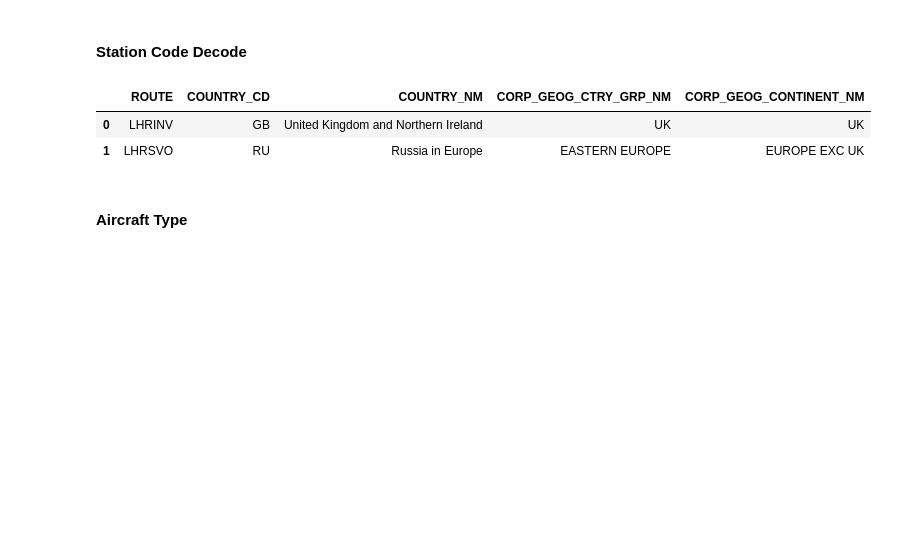
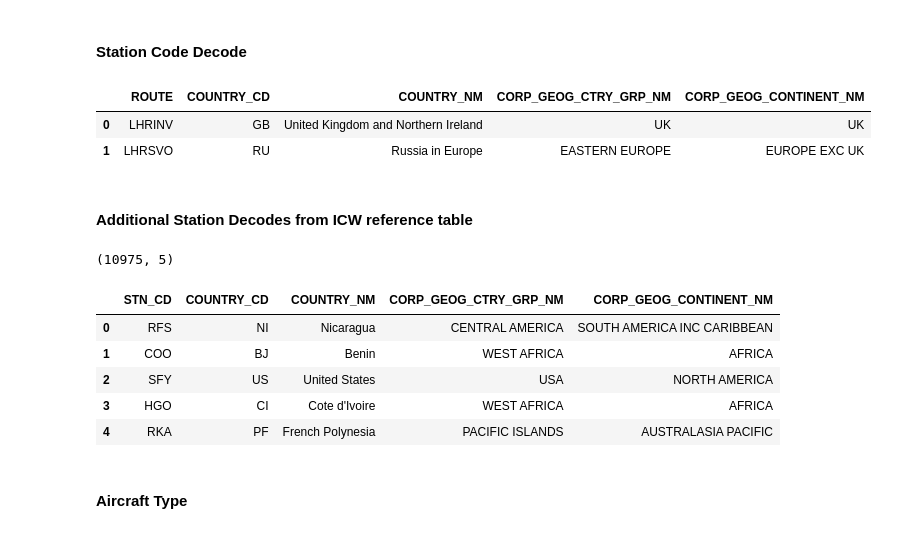
Before and after one commit to IanMaHKG-BA/Hackathon_Team_1, a Jupyter notebook: lounges_gold_standard_Ian.ipynb, the cells around one changed output. Cells and saved outputs as stored; diff of their text form; code cells hidden in the pictures; blank space fills up the shorter version.

```diff
--- a/lounges_gold_standard_Ian.ipynb
+++ b/lounges_gold_standard_Ian.ipynb
@@ -107,6 +110,32 @@ df_country.head(2)
 |  | ROUTE | COUNTRY_CD | COUNTRY_NM | CORP_GEOG_CTRY_GRP_NM | CORP_GEOG_CONTINENT_NM |
 | 0 | LHRINV | GB | United Kingdom and Northern Ireland | UK | UK |
 | 1 | LHRSVO | RU | Russia in Europe | EASTERN EUROPE | EUROPE EXC UK |
+# %% [markdown]
+#### Additional Station Decodes from ICW reference table
+# %%
+# There are lots of missing destinations which are in lounge_elig but not in df_country.
+# They are all new (since ~2019) arrivals to Heathrow.
+# They are not in sandbox country dataset, but they are in a reference table on ICW.
+# Load that ICW reference table and filter for results not in our merged table, but that are in lounge_elig.
+# This should result in zero nan values.
+query = """
+SELECT STN_CD, COUNTRY_CD, COUNTRY_NM, CORP_GEOG_CTRY_GRP_NM, CORP_GEOG_CONTINENT_NM
+FROM REF_GEOG_LOC_HIERARCHY
+"""
+df_additional_country_decodes=icw.queryToDataframe(query)
+# to keep things simple, we can remove those values in df_country.
+df_additional_country_decodes.shape
+# %% [output]
+(10975, 5)
+# %%
+df_additional_country_decodes.head(5)
+# %% [output]
+|  | STN_CD | COUNTRY_CD | COUNTRY_NM | CORP_GEOG_CTRY_GRP_NM | CORP_GEOG_CONTINENT_NM |
+| 0 | RFS | NI | Nicaragua | CENTRAL AMERICA | SOUTH AMERICA INC CARIBBEAN |
+| 1 | COO | BJ | Benin | WEST AFRICA | AFRICA |
+| 2 | SFY | US | United States | USA | NORTH AMERICA |
+| 3 | HGO | CI | Cote d'Ivoire | WEST AFRICA | AFRICA |
+| 4 | RKA | PF | French Polynesia | PACIFIC ISLANDS | AUSTRALASIA PACIFIC |
 # %% [markdown]
 #### Aircraft Type
 # %%
```
Also changed, not shown: parts of 11 cells of this notebook.
